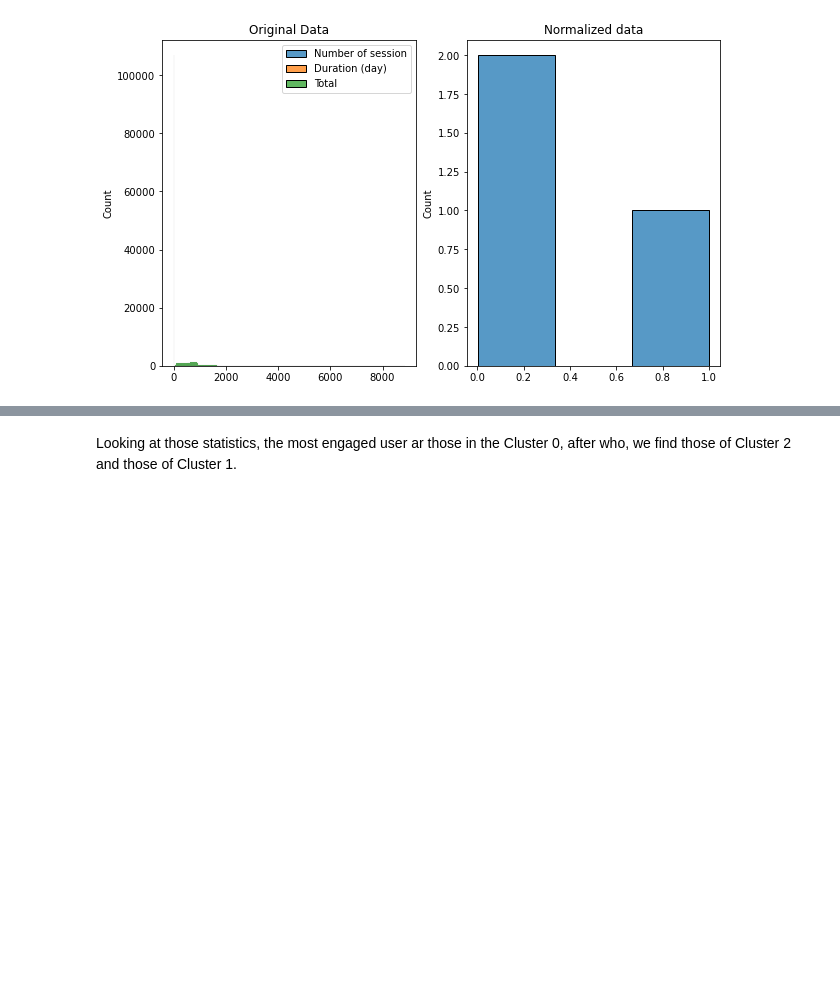
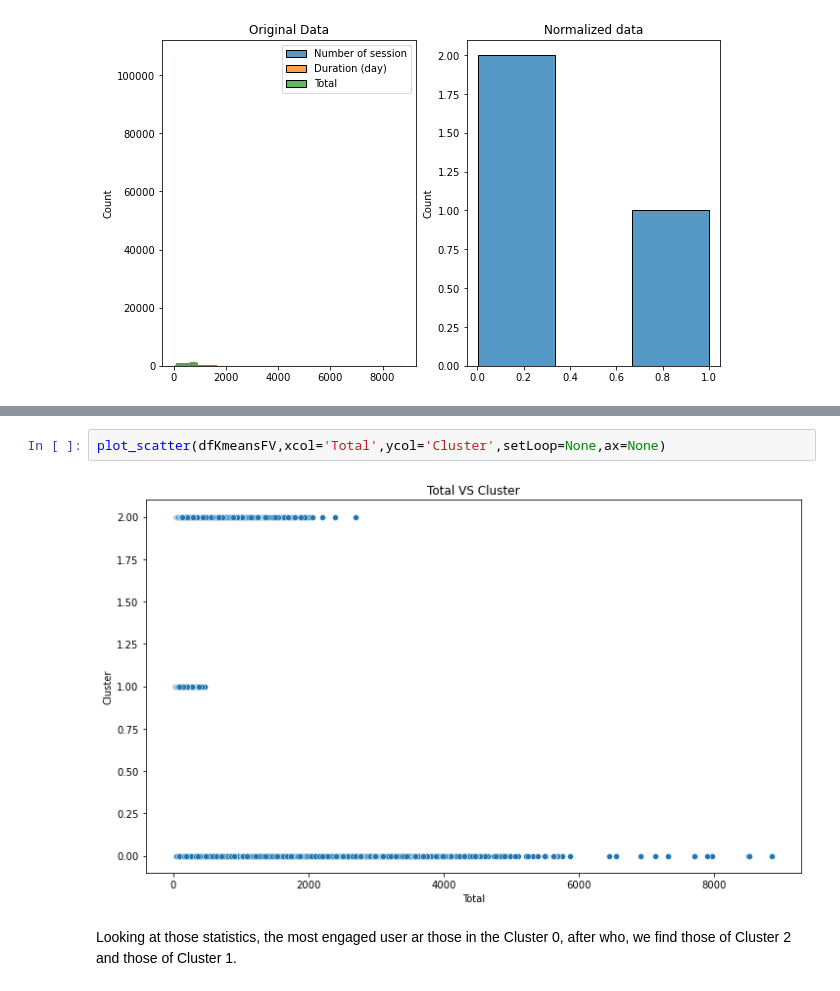
Before and after one commit to sidoine-dako/User-Analytics-Telecom-Industry, a Jupyter notebook: notebook/Task 2 - User Engagement analysis.ipynb, the cells around one changed output, grey strips where cells are left out. Drawn from its saved outputs; the diff is of its cells as text; blank space fills up the shorter version.

```diff
--- a/notebook/Task 2 - User Engagement analysis.ipynb
+++ b/notebook/Task 2 - User Engagement analysis.ipynb
@@ -259,3 +280,7 @@ dfKmeans.groupby('Cluster').sum()
+# %%
+plot_scatter(dfKmeansFV,xcol='Total',ycol='Cluster',setLoop=None,ax=None)
+# %% [output]
+[figure, added]
 # %% [markdown]
 Looking at those statistics, the most engaged user ar those in the Cluster 0, after who, we find those of Cluster 2 and those of Cluster 1.
 # %%
```
Also changed, not shown: parts of 7 cells of this notebook.
